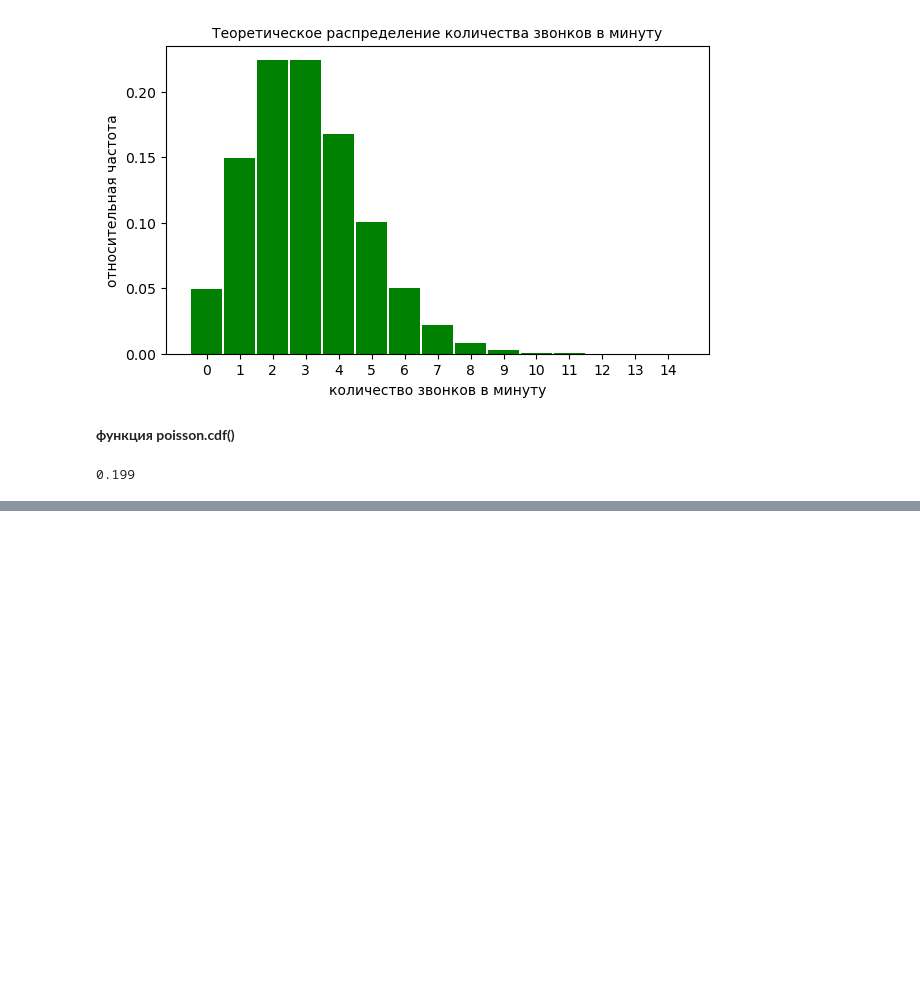
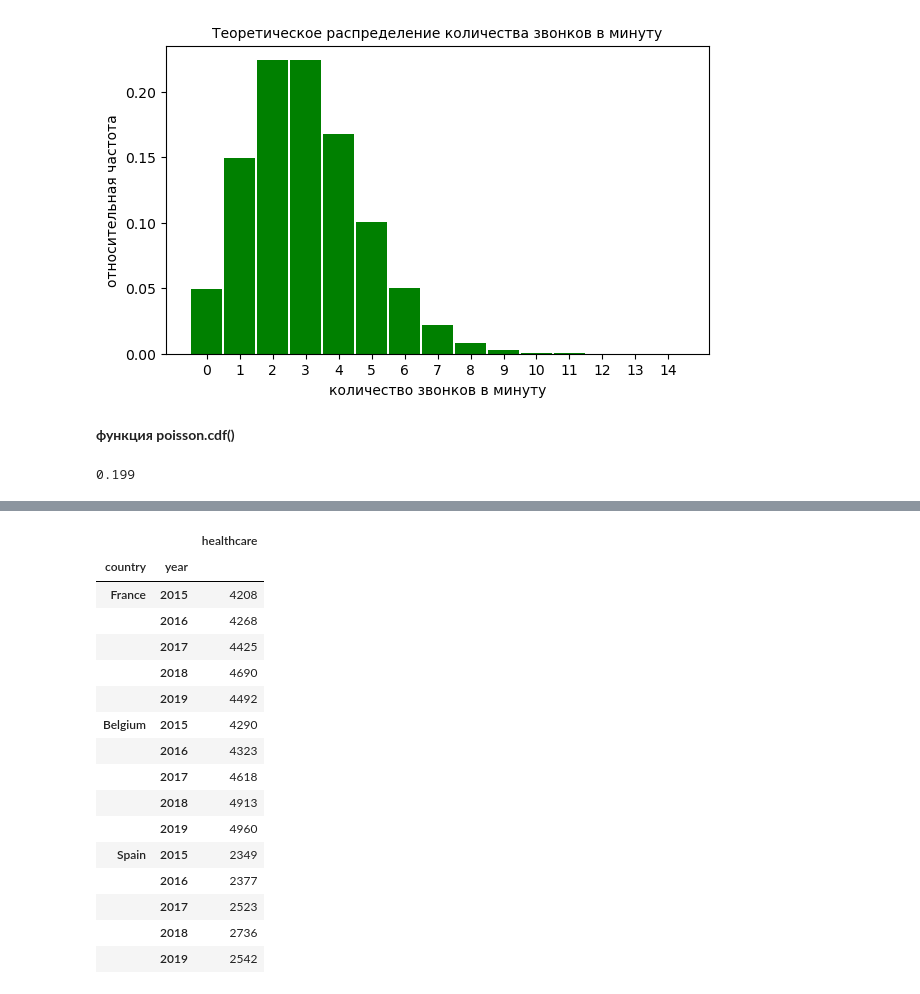
Before and after one commit to ShaidulinAndrew/Pandas_classes, a Jupyter notebook: Pandas3_makarov.ipynb, the cells around one changed output, grey strips where cells are left out. Cells and saved outputs as stored; diff of their text form; code cells hidden in the pictures; blank space fills up the shorter version.

```diff
--- a/Pandas3_makarov.ipynb
+++ b/Pandas3_makarov.ipynb
@@ -140,0 +227,45 @@ np.round(
+# %%
+pdata = pd.DataFrame({'healthcare' : [4208, 4268, 4425, 4690, 4492, 4290, 4323, 4618, 4913, 4960, 2349, 2377, 2523, 2736, 2542]})
+# %%
+# Подготовим кортежи для иерархического индекса
+rows = [('France', '2015'),
+        ('France', '2016'),
+        ('France', '2017'),
+        ('France', '2018'),
+        ('France', '2019'),
+        ('Belgium', '2015'),
+        ('Belgium', '2016'),
+        ('Belgium', '2017'),
+        ('Belgium', '2018'),
+        ('Belgium', '2019'),
+        ('Spain', '2015'),
+        ('Spain', '2016'),
+        ('Spain', '2017'),
+        ('Spain', '2018'),
+        ('Spain', '2019')]
+
+# передадим кортежи в функцию pd.MultiIndex.from_tuples(), указав названия уровней индекса
+custom_multindex = pd.MultiIndex.from_tuples(rows, names = ['country', 'year'])
+
+# сделаем custom_multindex индексом датафрейма с панелььными данными
+pdata.index = custom_multindex
+
+pdata
+# %% [output]
+|  |  | healthcare |
+| country | year |  |
+| France | 2015 | 4208 |
+|  | 2016 | 4268 |
+|  | 2017 | 4425 |
+|  | 2018 | 4690 |
+|  | 2019 | 4492 |
+| Belgium | 2015 | 4290 |
+|  | 2016 | 4323 |
+|  | 2017 | 4618 |
+|  | 2018 | 4913 |
+|  | 2019 | 4960 |
+| Spain | 2015 | 2349 |
+|  | 2016 | 2377 |
+|  | 2017 | 2523 |
+|  | 2018 | 2736 |
+|  | 2019 | 2542 |
```
Also changed, not shown: parts of 15 cells of this notebook.
